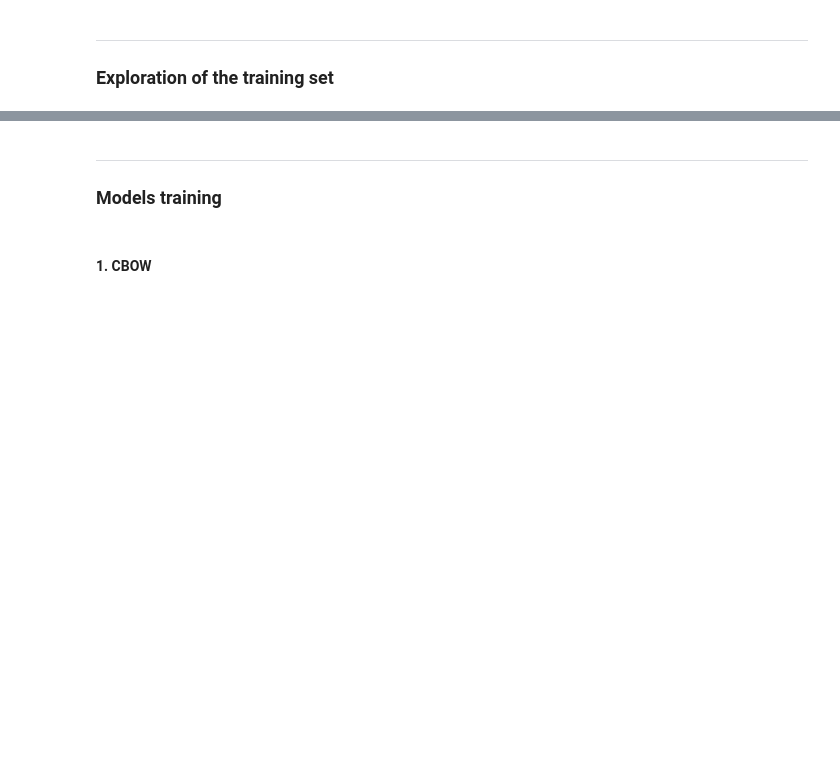
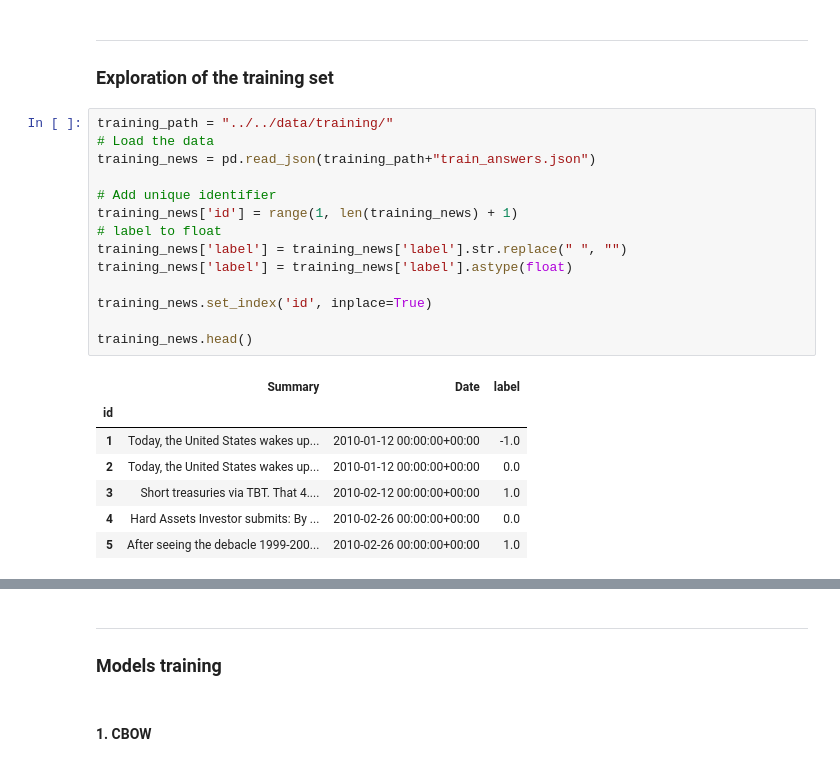
Before and after one commit to paultltc/InflaBERT, a Jupyter notebook: source/training/SA.ipynb, the cells around one changed output, grey strips where cells are left out. Saved outputs shown, nothing was run; the diff lists cells and outputs as text; blank space fills up the shorter version.

```diff
--- a/source/training/SA.ipynb
+++ b/source/training/SA.ipynb
@@ -53,3 +95,25 @@ accuracy = evaluate.load("accuracy")
 # %% [markdown]
 ---
 ### Exploration of the training set
+# %%
+training_path = "../../data/training/"
+# Load the data
+training_news = pd.read_json(training_path+"train_answers.json")
+
+# Add unique identifier
+training_news['id'] = range(1, len(training_news) + 1)
+# label to float
+training_news['label'] = training_news['label'].str.replace(" ", "")
+training_news['label'] = training_news['label'].astype(float)
+
+training_news.set_index('id', inplace=True)
+
+training_news.head()
+# %% [output]
+|  | Summary | Date | label |
+| id |  |  |  |
+| 1 | Today, the United States wakes up... | 2010-01-12 00:00:00+00:00 | -1.0 |
+| 2 | Today, the United States wakes up... | 2010-01-12 00:00:00+00:00 | 0.0 |
+| 3 | Short treasuries via TBT. That 4.... | 2010-02-12 00:00:00+00:00 | 1.0 |
+| 4 | Hard Assets Investor submits: By ... | 2010-02-26 00:00:00+00:00 | 0.0 |
+| 5 | After seeing the debacle 1999-200... | 2010-02-26 00:00:00+00:00 | 1.0 |
```
Also changed, not shown: parts of 5 cells of this notebook.
